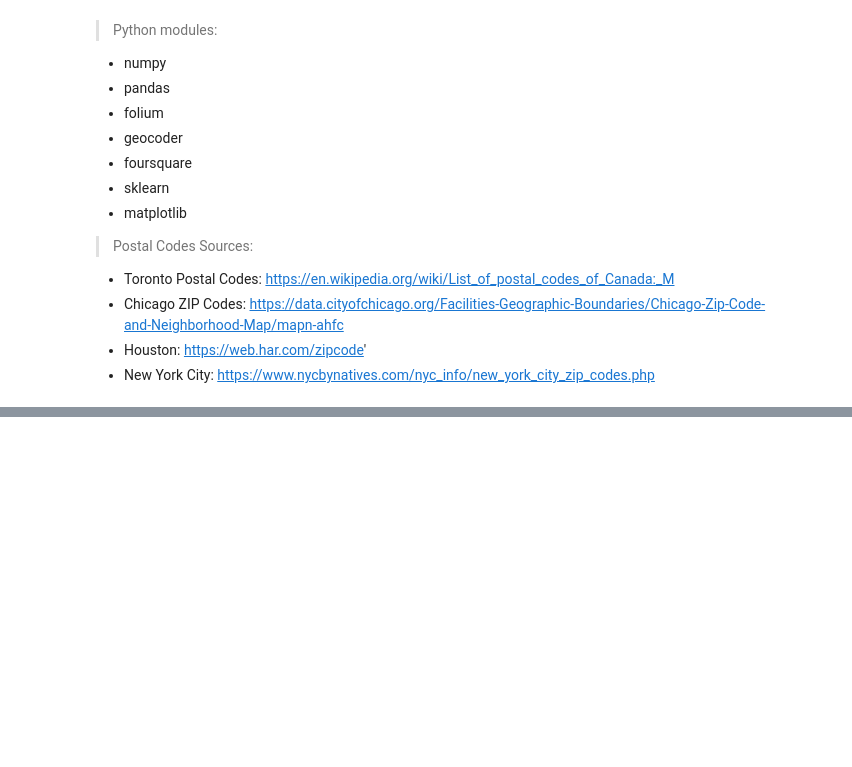
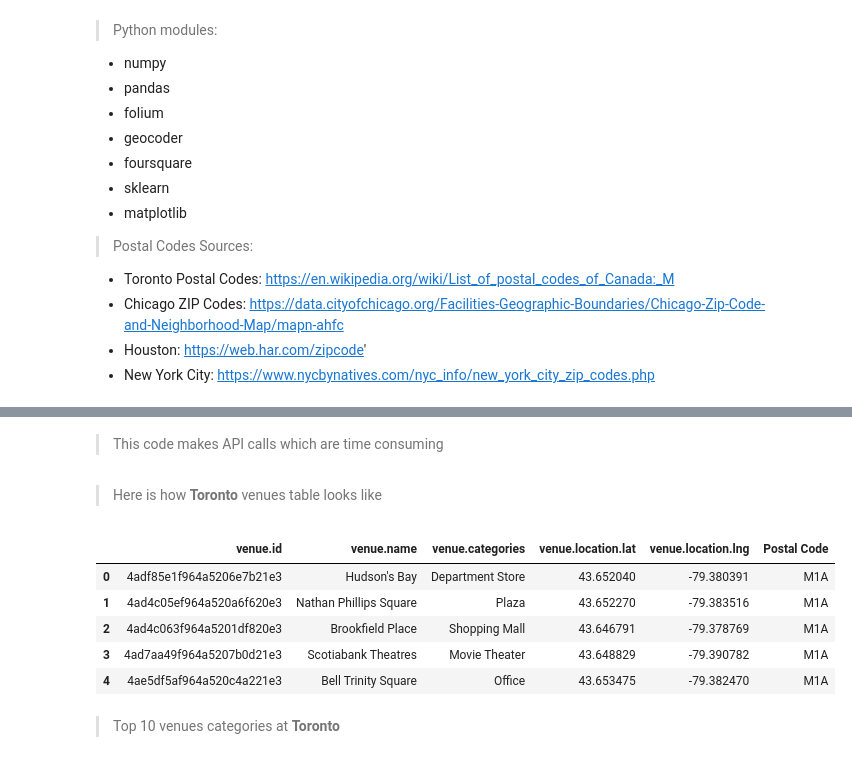
Before and after one commit to douxross/IBM-Project, a Jupyter notebook: main.ipynb, the cells around one changed output, grey strips where cells are left out. Saved outputs shown, nothing was run; the diff lists cells and outputs as text; code cells hidden in the pictures; blank space fills up the shorter version.

```diff
--- a/main.ipynb
+++ b/main.ipynb
@@ -33,0 +54,6 @@ The postal codes can be obtained over the Internet. Geolocation of those ZIP cod
+# %%
+df_raw_t = pd.read_csv('https://www.dropbox.com/s/a1dawm3tgt1sgzv/toronto_zip.csv?dl=1')    # Toronto
+df_raw_c = pd.read_csv('https://www.dropbox.com/s/ssq2szny9bldl4k/chicago_zip.csv?dl=1')    # Chicago
+df_raw_h = pd.read_csv('https://www.dropbox.com/s/ff3y8odixiypg6v/houston_zip.csv?dl=1')    # Houston
+df_raw_n = pd.read_csv('https://www.dropbox.com/s/rb9wt2tfkzsyo4s/nyc_zip.csv?dl=1')        # NYC
+df_raw_t.head()
@@ -33,0 +173,18 @@ The postal codes can be obtained over the Internet. Geolocation of those ZIP cod
+# %%
+# create folium handler positioning at Toronto
+toronto_map_postal = folium.Map(location=[t_lat, t_lng], zoom_start=10)
+# adding all the neighbourhoods on the map
+for lat, lng, label in zip(fd_coordinates_t['Latitude'], fd_coordinates_t['Longitude'], fd_coordinates_t['Postal Code']):
+    folium.CircleMarker(
+        [lat, lng],
+        radius=5,
+        popup=label,
+        fill=True,
+        color='blue',
+        fill_color='blue',
+        fill_opacity=0.6
+        ).add_to(toronto_map_postal)
+
+# GitHub doesn't show the map
+# unmark line below to see the map if you run this code at supportive platform
+# toronto_map_postal
@@ -33,0 +204,8 @@ The postal codes can be obtained over the Internet. Geolocation of those ZIP cod
+# %%
+import foursquare
+
+CLIENT_ID = 'LI3QEN010X1J2OFBIILGSMENYBFMGP2HYSGCZOYFPE41H5JF' # your Foursquare ID
+CLIENT_SECRET = '2SKNIRRMXN3AQY5JIVEC5IB3GDAJLKUMN3PIW5PXAUOOCNAM' # your Foursquare Secret
+
+# used FourSquare module to construct a handler for FourSquare API
+client = foursquare.Foursquare(client_id=CLIENT_ID, client_secret=CLIENT_SECRET)
@@ -33,0 +222,13 @@ The postal codes can be obtained over the Internet. Geolocation of those ZIP cod
+# %%
+def get_category_type(row):
+    try:
+        categories_list = row['categories']
+    except:
+        categories_list = row['venue.categories']
+
+    if len(categories_list) == 0:
+        return None
+    else:
+        return categories_list[0]['name']
+# %% [markdown]
+> This code makes API calls which are time consuming
@@ -33,0 +283,13 @@ The postal codes can be obtained over the Internet. Geolocation of those ZIP cod
+# %% [markdown]
+> Here is how __Toronto__ venues table looks like
+# %%
+df_venuse_t.head()
+# %% [output]
+|  | venue.id | venue.name | venue.categories | venue.location.lat | venue.location.lng | Postal Code |
+| 0 | 4adf85e1f964a5206e7b21e3 | Hudson's Bay | Department Store | 43.652040 | -79.380391 | M1A |
+| 1 | 4ad4c05ef964a520a6f620e3 | Nathan Phillips Square | Plaza | 43.652270 | -79.383516 | M1A |
+| 2 | 4ad4c063f964a5201df820e3 | Brookfield Place | Shopping Mall | 43.646791 | -79.378769 | M1A |
+| 3 | 4ad7aa49f964a5207b0d21e3 | Scotiabank Theatres | Movie Theater | 43.648829 | -79.390782 | M1A |
+| 4 | 4ae5df5af964a520c4a221e3 | Bell Trinity Square | Office | 43.653475 | -79.382470 | M1A |
+# %% [markdown]
+> Top 10 venues categories at __Toronto__
```
Also changed, not shown: parts of 76 cells of this notebook.
